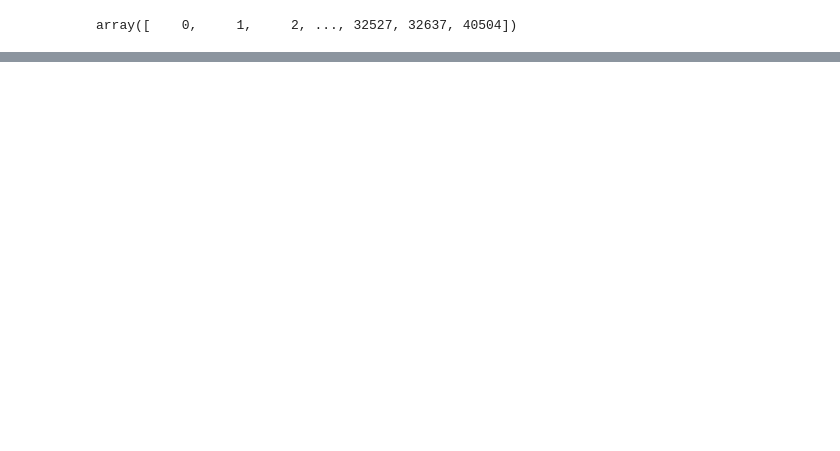
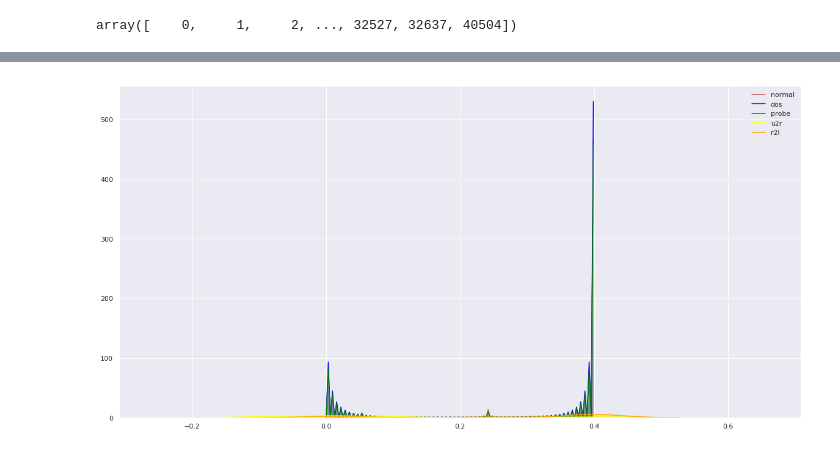
Before and after one commit to hasobi/skripsi, a Jupyter notebook: scatter_histogram_v1.ipynb, the cells around one changed output, grey strips where cells are left out. Saved outputs shown, nothing was run; the diff lists cells and outputs as text; code cells hidden in the pictures; blank space fills up the shorter version.

```diff
--- a/scatter_histogram_v1.ipynb
+++ b/scatter_histogram_v1.ipynb
@@ -401,0 +524,19 @@ p1=sns.kdeplot(sort_by_src_dos['src_bytes'], shade=True,label="dos", color="red"
+# %%
+# sort_normal_duration.tail(20)
+pdf_normal = sort_normal_duration['duration']
+pdf_dos = sort_dos_duration['duration']
+pdf_probe = sort_probe_duration['duration']
+pdf_u2r = sort_u2r_duration['duration']
+pdf_r2l = sort_r2l_duration['duration']
+# %%
+sns.set(rc={'figure.figsize':(20,10)})
+
+
+# plot of 2 variables
+p1=sns.kdeplot(norm.pdf(pdf_normal), shade=True,label="normal", color="r")
+p1=sns.kdeplot(norm.pdf(pdf_dos), shade=True,label="dos", color="blue")
+p1=sns.kdeplot(norm.pdf(pdf_probe), shade=True,label="probe", color="green")
+p1=sns.kdeplot(norm.pdf(pdf_u2r), shade=True,label="u2r", color="yellow")
+p1=sns.kdeplot(norm.pdf(pdf_r2l), shade=True,label="r2l", color="orange")
+# %% [output]
+[figure, added]
```
Also changed, not shown: parts of 23 cells of this notebook.
